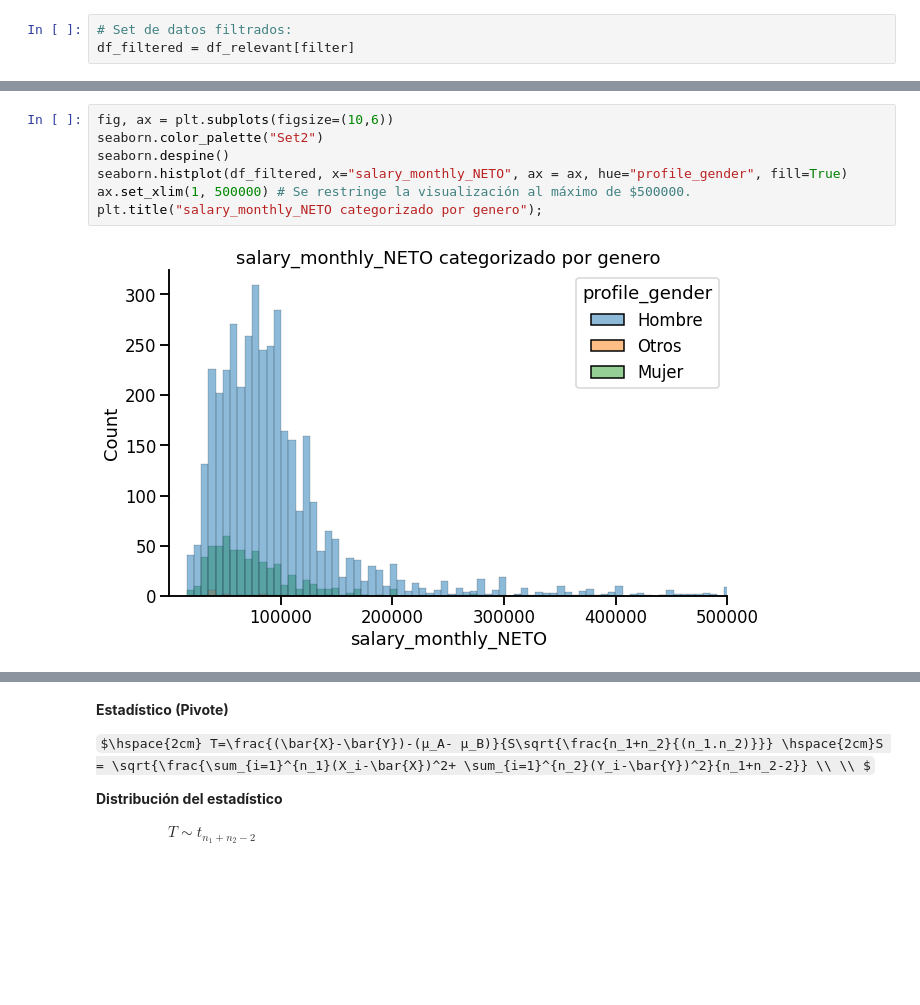
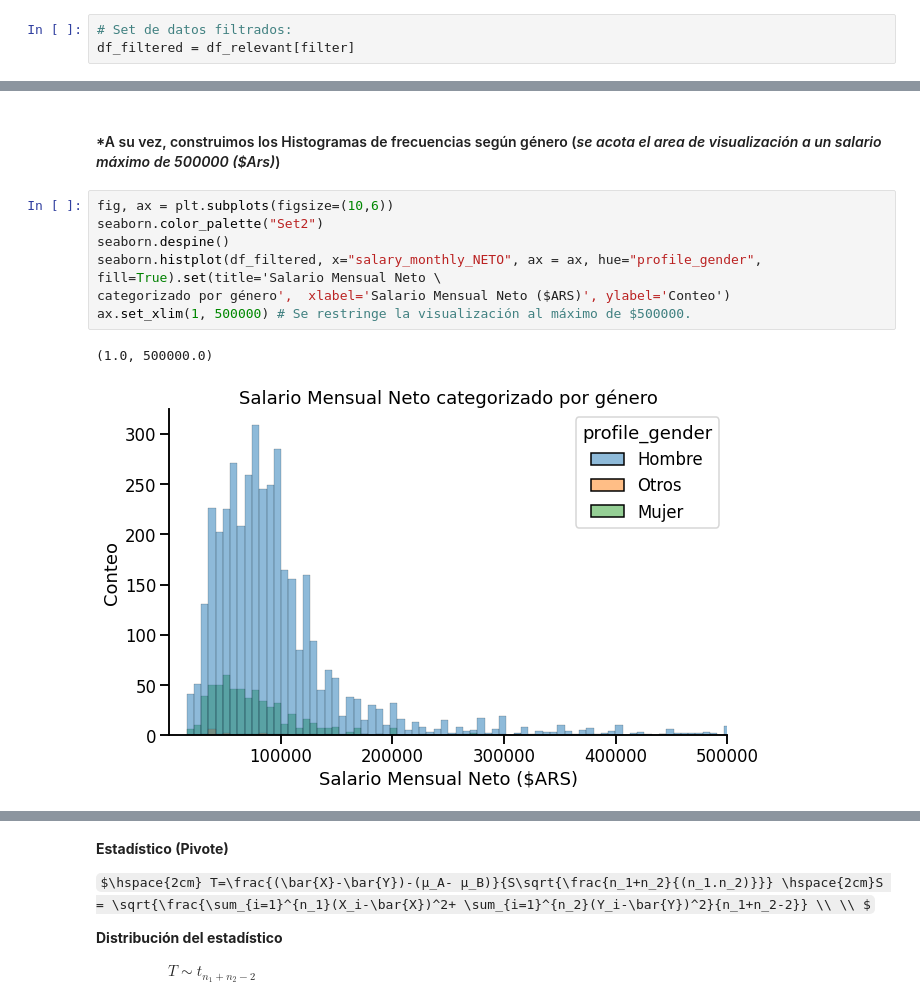
Before and after one commit to argennof/Data_A-V_2022, a Jupyter notebook: Preliminar Grupo_24_Entregable_Parte_2.ipynb, the cells around one changed output, grey strips where cells are left out. Cells and saved outputs as stored; diff of their text form; some formulas as TeX source; blank space fills up the shorter version.

```diff
--- a/Preliminar Grupo_24_Entregable_Parte_2.ipynb
+++ b/Preliminar Grupo_24_Entregable_Parte_2.ipynb
@@ -120,9 +124,12 @@ df_filtered[['profile_gender', 'salary_monthly_NETO']].groupby('profile_gender')
+# %% [markdown]
+#### *A su vez, construimos los Histogramas de frecuencias según género (_se acota el area de visualización a un salario máximo de 500000 ($Ars)_)
 # %%
 fig, ax = plt.subplots(figsize=(10,6))
 seaborn.color_palette("Set2")
 seaborn.despine()
-seaborn.histplot(df_filtered, x="salary_monthly_NETO", ax = ax, hue="profile_gender", fill=True)
+seaborn.histplot(df_filtered, x="salary_monthly_NETO", ax = ax, hue="profile_gender", fill=True).set(title='Salario Mensual Neto \
+categorizado por género',  xlabel='Salario Mensual Neto ($ARS)', ylabel='Conteo')
 ax.set_xlim(1, 500000) # Se restringe la visualización al máximo de $500000.
-plt.title("salary_monthly_NETO categorizado por genero");
 # %% [output]
+(1.0, 500000.0)
-[figure, old version]
+[figure, new version]
```
Also changed, not shown: parts of 28 cells of this notebook.
